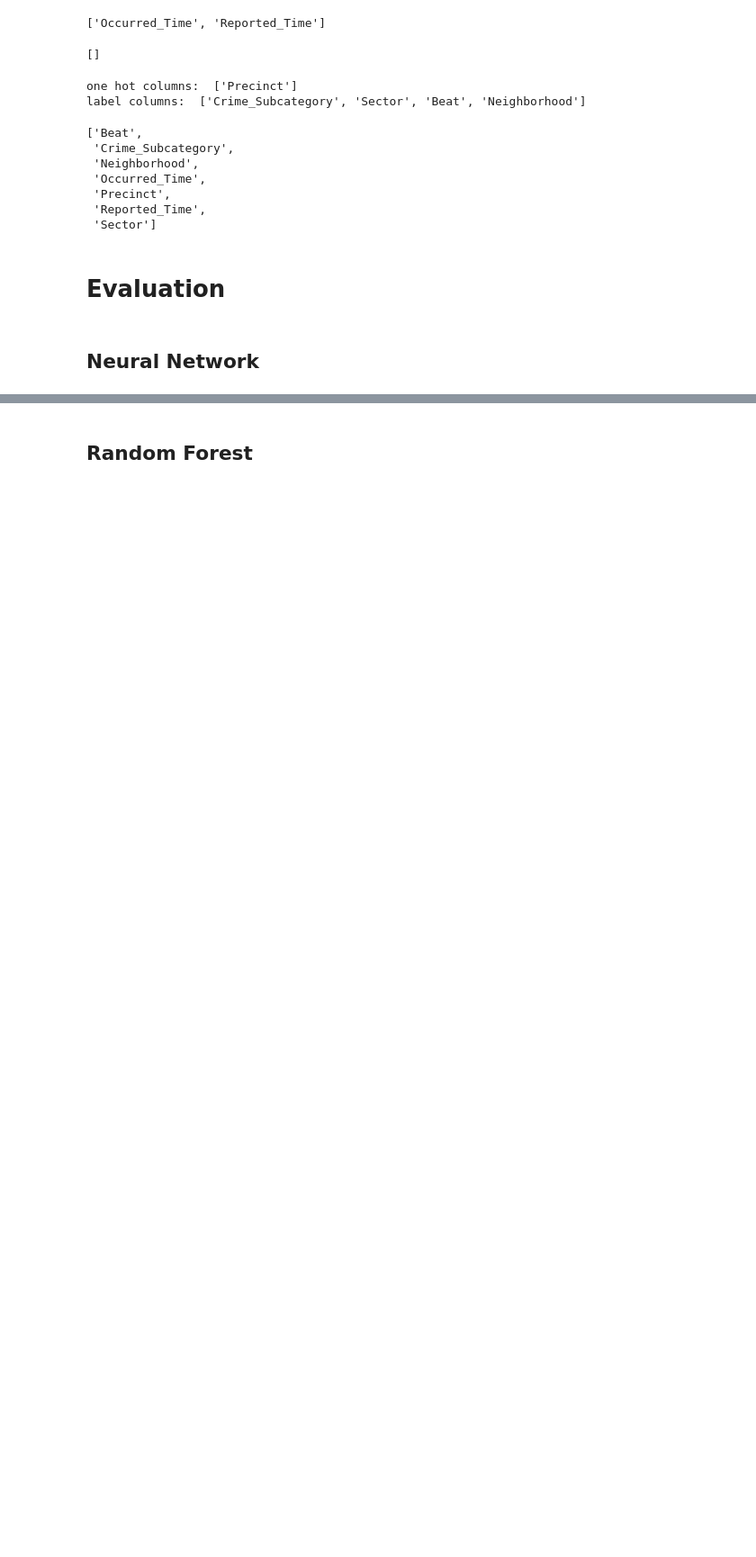
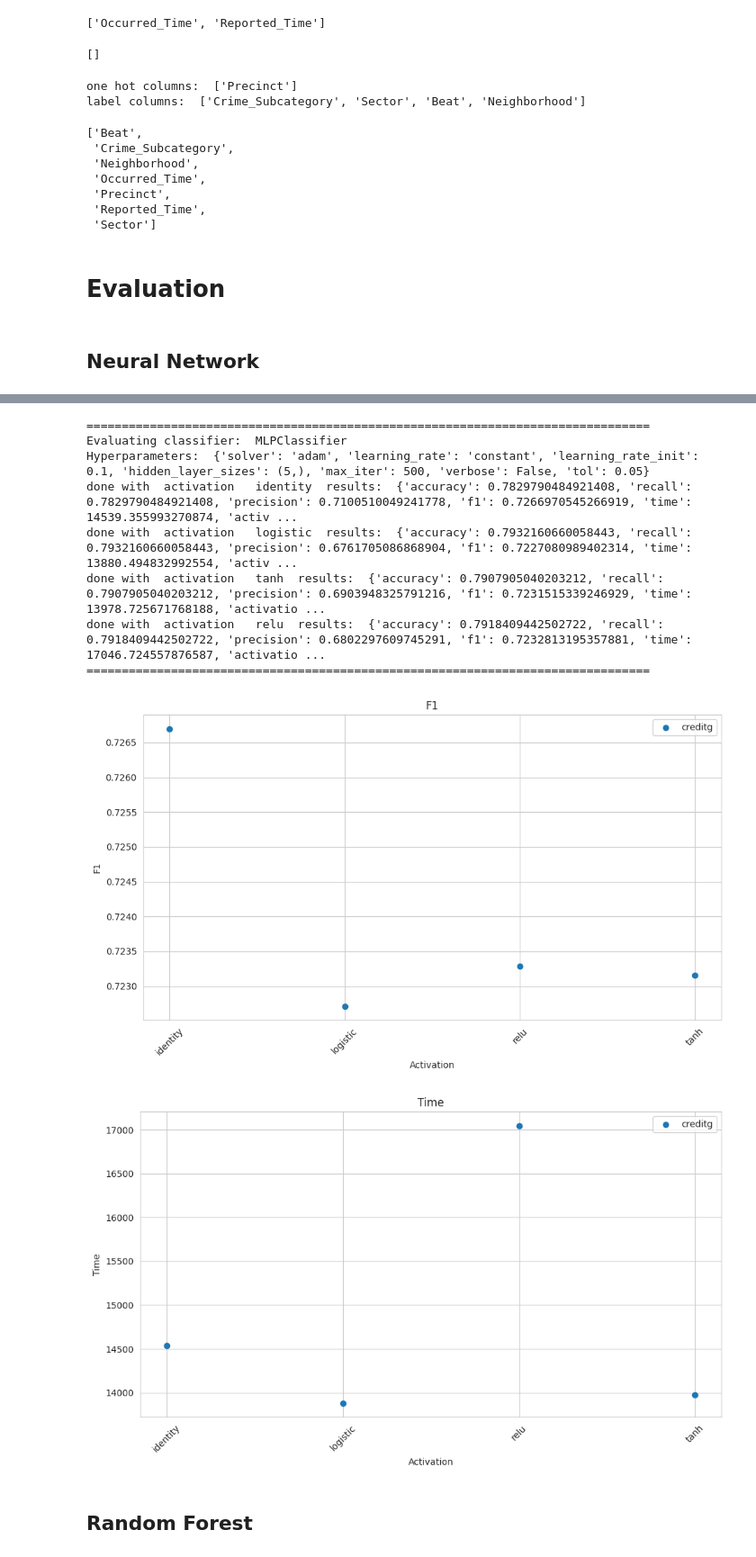
Before and after one commit to Maustrian3/ML24, a Jupyter notebook: exercise-1/seattle_crime_preprocessing.ipynb, the cells around one changed output, grey strips where cells are left out. Shown: that part at 90% size. Drawn from its saved outputs; the diff is of its cells as text; code cells hidden in the pictures; blank space fills up the shorter version.

```diff
--- a/exercise-1/seattle_crime_preprocessing.ipynb
+++ b/exercise-1/seattle_crime_preprocessing.ipynb
@@ -325,2 +339,32 @@ evaluator.draw_diagram2_list({"breast1": act_function1, "breats2": act_function2
+# %%
+reload(evaluator)
+hyperparameters = {
+    'solver': 'adam',
+    #'activation': 'relu',
+    'learning_rate': 'constant',
+    'learning_rate_init': 1e-1,
+    'hidden_layer_sizes': (5,),
+    #'random_state': 7895,
+    'max_iter': 500,
+    'verbose': False,
+    'tol': 5e-2
+}
+hyperparameters_iterator = {'activation': ['identity', 'logistic', 'tanh', 'relu']}
+act_function1 = evaluator.evaluate2_mean(MLPClassifier, X_train, y_train, X_test, y_test, hyperparameters=hyperparameters,
+                                    hyperparameters_iterate=hyperparameters_iterator, number_of_tests=1)
+evaluator.draw_diagram2_list({"creditg": act_function1,},
+                             x_axis='activation', y_axis=['f1', 'time'],
+                             logaritmic=False, line=False)
+# %% [output]
+================================================================================
+Evaluating classifier:  MLPClassifier
+Hyperparameters:  {'solver': 'adam', 'learning_rate': 'constant', 'learning_rate_init': 0.1, 'hidden_layer_sizes': (5,), 'max_iter': 500, 'verbose': False, 'tol': 0.05}
+done with  activation   identity  results:  {'accuracy': 0.7829790484921408, 'recall': 0.7829790484921408, 'precision': 0.7100510049241778, 'f1': 0.7266970545266919, 'time': 14539.355993270874, 'activ ...
+done with  activation   logistic  results:  {'accuracy': 0.7932160660058443, 'recall': 0.7932160660058443, 'precision': 0.6761705086868904, 'f1': 0.7227080989402314, 'time': 13880.494832992554, 'activ ...
+done with  activation   tanh  results:  {'accuracy': 0.7907905040203212, 'recall': 0.7907905040203212, 'precision': 0.6903948325791216, 'f1': 0.7231515339246929, 'time': 13978.725671768188, 'activatio ...
+done with  activation   relu  results:  {'accuracy': 0.7918409442502722, 'recall': 0.7918409442502722, 'precision': 0.6802297609745291, 'f1': 0.7232813195357881, 'time': 17046.724557876587, 'activatio ...
+================================================================================
+[figure, added]
+[figure, added]
 # %% [markdown]
 ## Random Forest
```
Also changed, not shown: parts of 20 cells of this notebook, 1 other file.
